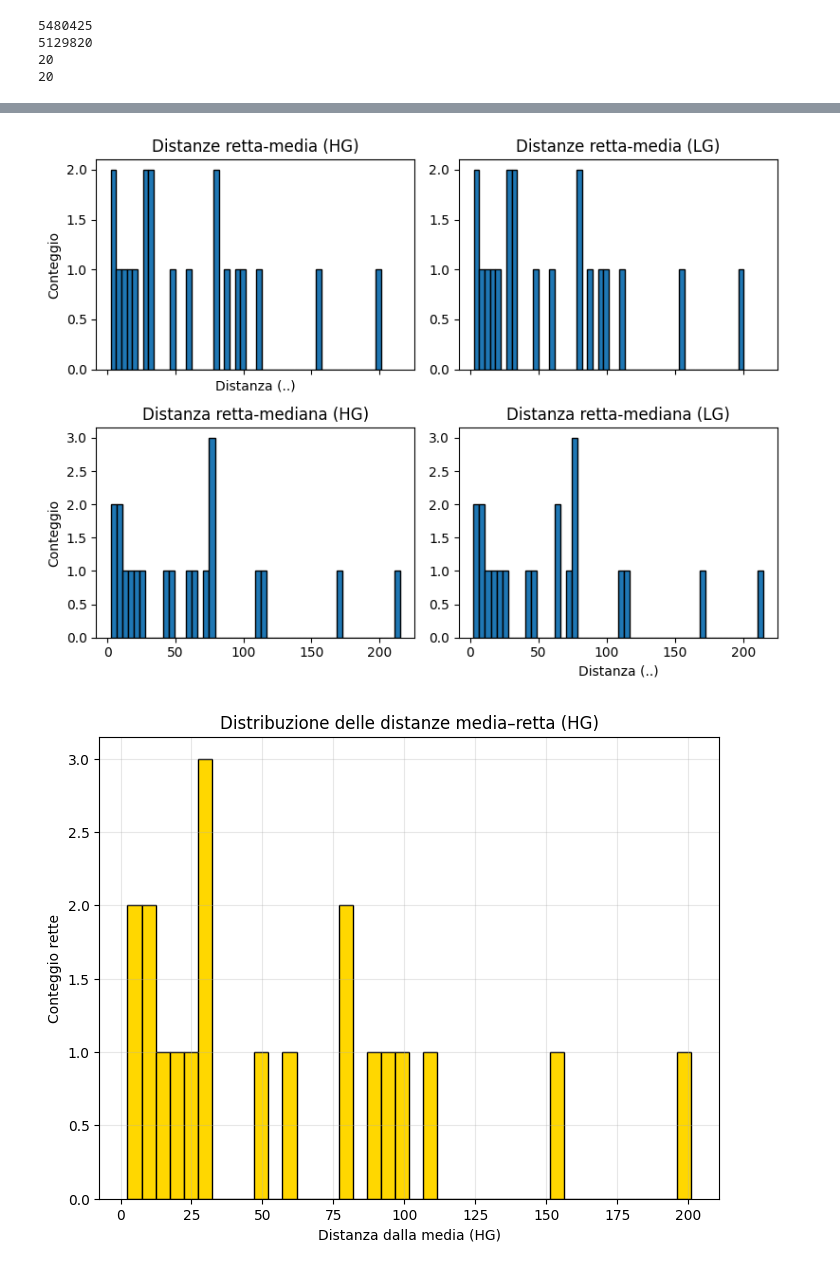
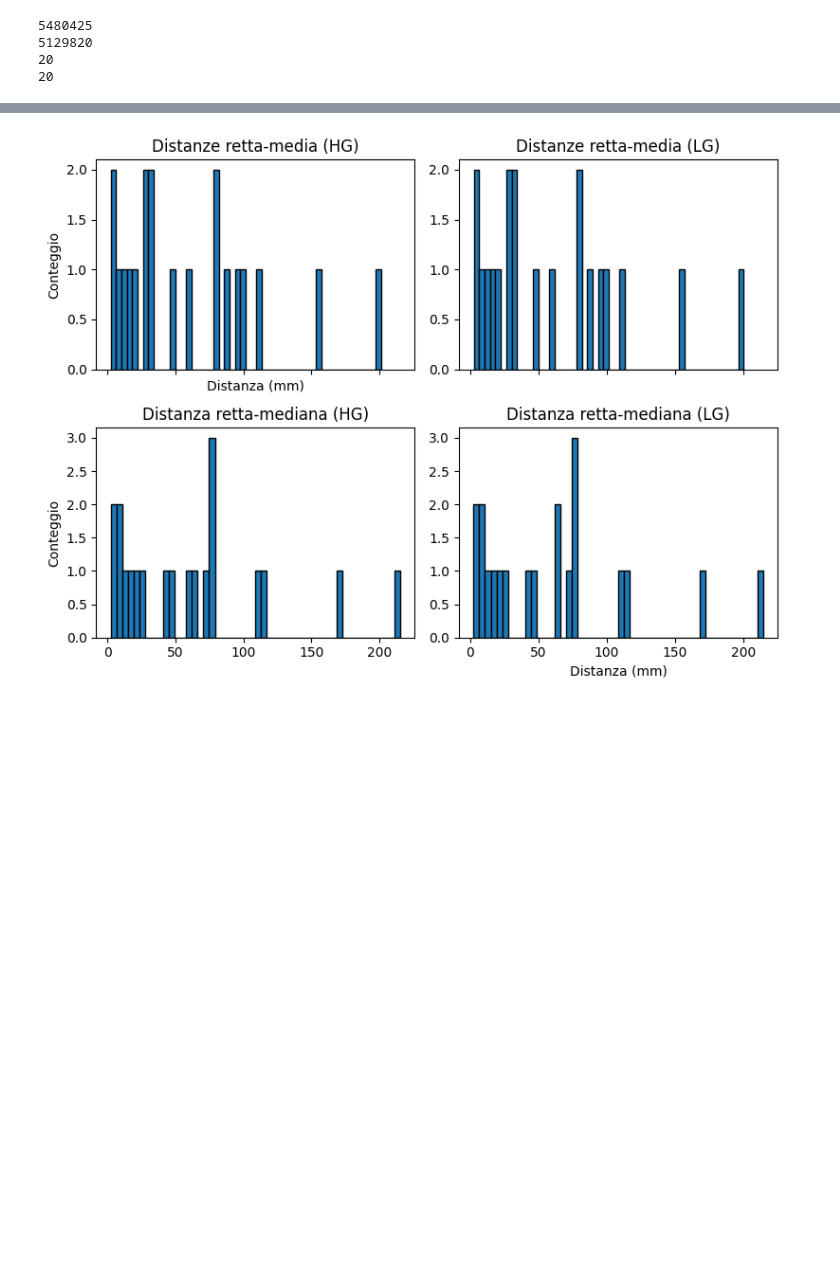
Before and after one commit to mfrancescangeli1/ASTRI, a Jupyter notebook: ev0_prova3.ipynb, the cells around one changed output, grey strips where cells are left out. Saved outputs shown, nothing was run; the diff lists cells and outputs as text; code cells hidden in the pictures; blank space fills up the shorter version.

```diff
--- a/ev0_prova3.ipynb
+++ b/ev0_prova3.ipynb
@@ -183,7 +183,7 @@ for iv in range(len(df_dt)):
 #   tutte le rette insieme
 xfp, yfp = at.utils.camera.get_xy_footprint()
 
-fig, ax = plt.subplots(figsize=(10, 8))
+fig, ax = plt.subplots(figsize=(6, 6))
 # footprint camera
 ax.plot(xfp, yfp, 'k-', linewidth=1)
 
@@ -225,7 +225,7 @@ for r in rette_lg:
 
 ax.set_title("Tutte le rette (HG firebrick, LG grey)")
 ax.set_xlim(-250,250 )
-ax.set_ylim(-250,350)
+ax.set_ylim(-250,250)
 
 plt.tight_layout()
 plt.show()
@@ -357,34 +357,33 @@ r_median_lg= np.array(r_median_lg)
 # -----------------------------
 # Istogramma
 # -----------------------------
 fig, axes = plt.subplots(2, 2, figsize=(8, 6), sharex='col')
 
 # -------------------- HG --------------------
 #  distanze tra coppie
 axes[0,0].hist(r_mean_hg, bins=50, edgecolor='black')
 axes[0,0].set_title("Distanze retta-media (HG)")
 axes[0,0].set_ylabel("Conteggio")
-axes[0,0].set_xlabel("Distanza (..)")
+axes[0,0].set_xlabel("Distanza (mm)")
 
 #  distanze dal baricentro
 axes[1,0].hist(r_median_hg, bins=50, edgecolor='black')
 axes[1,0].set_title("Distanza retta-mediana (HG)")
 axes[1,0].set_ylabel("Conteggio")
 
 
 
 # -------------------- LG --------------------
 #  distanze tra coppie
 axes[0,1].hist(r_mean_lg, bins=50, edgecolor='black')
 axes[0,1].set_title("Distanze retta-media (LG)")
 
 #  distanze dal baricentro
 axes[1,1].hist(r_median_lg, bins=50, edgecolor='black')
 axes[1,1].set_title("Distanza retta-mediana (LG)")
-axes[1,1].set_xlabel("Distanza (..)")
+axes[1,1].set_xlabel("Distanza (mm)")
 
 plt.tight_layout()
 plt.show()
 # %% [output]
-[figure, old version]
+[figure, new version]
-[figure, removed]
```
Also changed, not shown: parts of 1 cell of this notebook, 3 other files.
